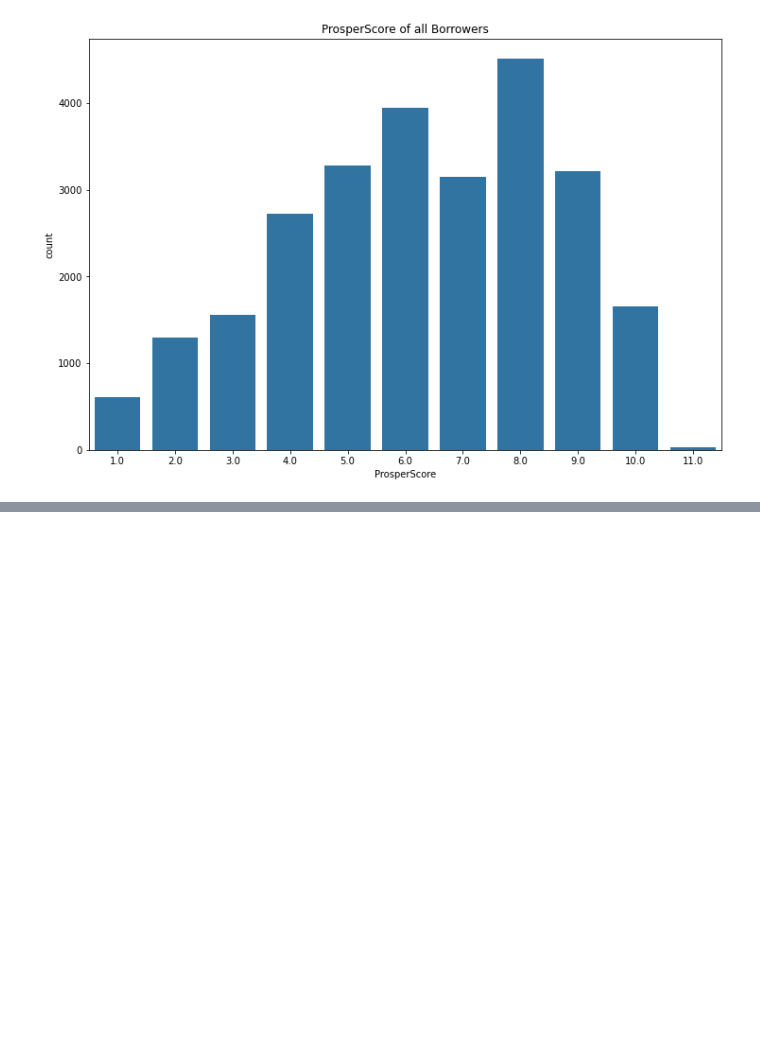
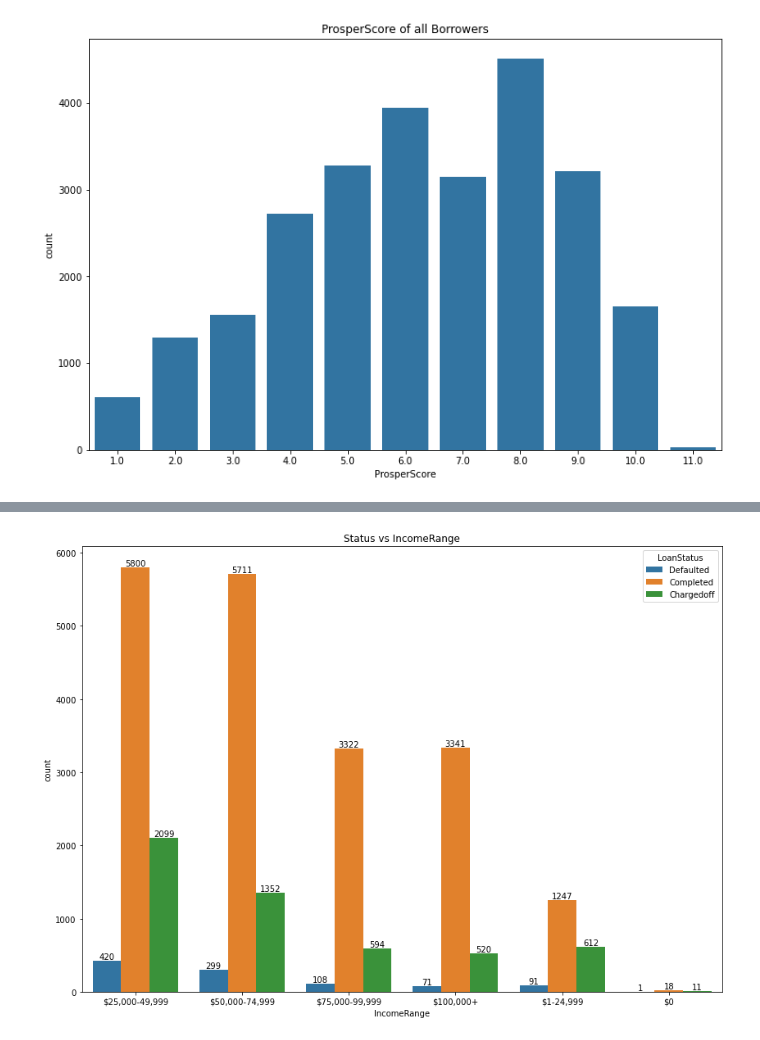
Before and after one commit to Manny-97/Udacity-Data-Analyst, a Jupyter notebook: data visualization/Explanatory_visualization.ipynb, the cells around one changed output, grey strips where cells are left out. Saved outputs shown, nothing was run; the diff lists cells and outputs as text; code cells hidden in the pictures; blank space fills up the shorter version.

```diff
--- a/data visualization/Explanatory_visualization.ipynb
+++ b/data visualization/Explanatory_visualization.ipynb
@@ -78,3 +105,5 @@ plt.rcParams["figure.figsize"] = (12, 8)
+# %%
+loan_df = loan_df.copy().drop(['BorrowerRate', 'LenderYield'], axis=1)
 # %%
 sns.countplot(data=loan_df,x= 'LoanStatus')
 plt.title('LoanStatus')
@@ -119,0 +159,15 @@ plt.title("ProsperScore of all Borrowers");
+# %%
+def annot_value(plot):
+    for bar in plot.patches:
+    #annotate
+        plt.annotate(f"{bar.get_height():.0f}", (bar.get_x() + bar.get_width()/2, bar.get_height()), va = 'bottom', ha='center')
+# %%
+# Income Range
+order_type = loan_df['IncomeRange'].value_counts().index
+plt.figure(figsize=[14,10])
+plot = sns.countplot(data = loan_df, x = 'IncomeRange', hue = 'LoanStatus', order = order_type)
+annot_value(plot)
+plt.xlabel('IncomeRange')
+plt.title('Status vs IncomeRange');
+# %% [output]
+[figure, added]
```
Also changed, not shown: parts of 19 cells of this notebook.
